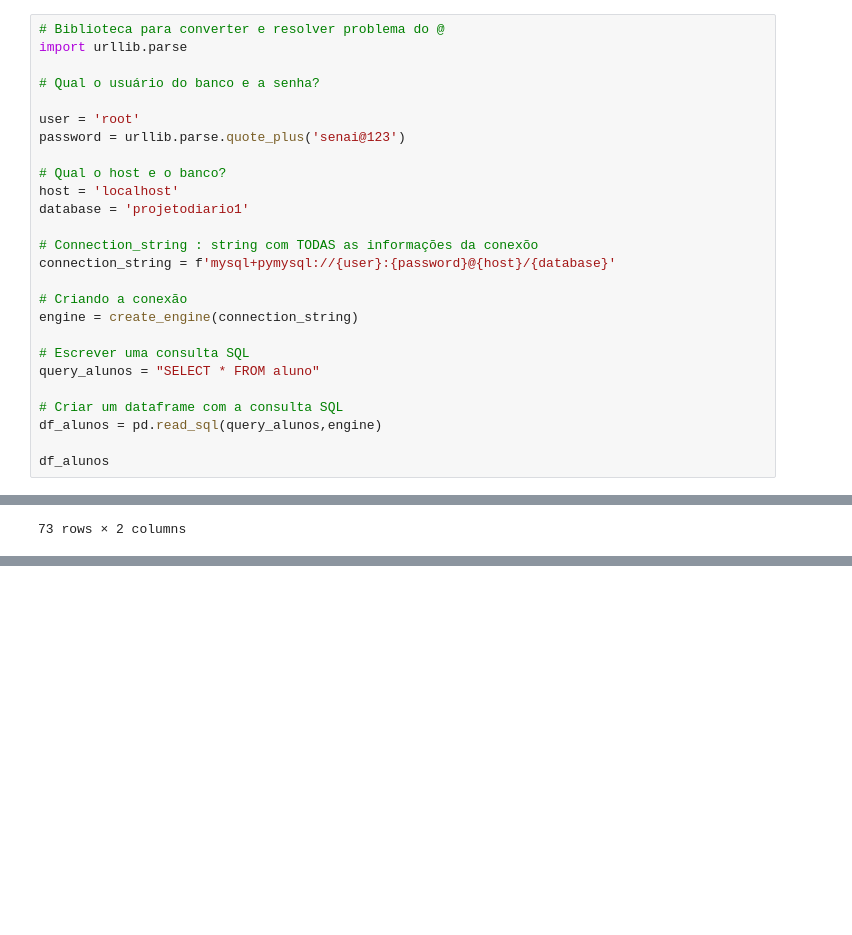
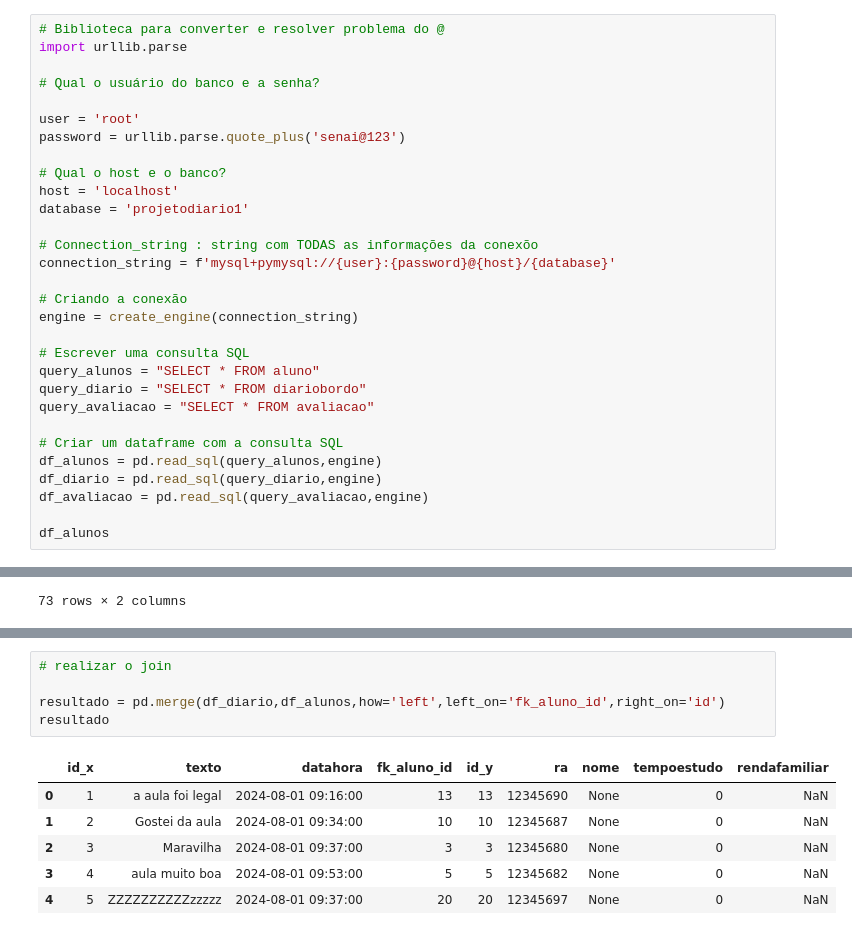
Before and after one commit to GLuizHB/Projeto_Final_Manha, a Jupyter notebook: imercaopandas.ipynb, the cells around one changed output, grey strips where cells are left out. Drawn from its saved outputs; the diff is of its cells as text; blank space fills up the shorter version.

Commit message:
aula_07_08

```diff
--- a/imercaopandas.ipynb
+++ b/imercaopandas.ipynb
@@ -70,9 +56,13 @@ engine = create_engine(connection_string)
 
 # Escrever uma consulta SQL
 query_alunos = "SELECT * FROM aluno"
+query_diario = "SELECT * FROM diariobordo"
+query_avaliacao = "SELECT * FROM avaliacao"
 
 # Criar um dataframe com a consulta SQL
 df_alunos = pd.read_sql(query_alunos,engine)
+df_diario = pd.read_sql(query_diario,engine)
+df_avaliacao = pd.read_sql(query_avaliacao,engine)
 
 df_alunos
 # %% [output]
@@ -137,0 +297,12 @@ df_tempo_renda
+# %%
+# realizar o join
+
+resultado = pd.merge(df_diario,df_alunos,how='left',left_on='fk_aluno_id',right_on='id')
+resultado
+# %% [output]
+|  | id_x | texto | datahora | fk_aluno_id | id_y | ra | nome | tempoestudo | rendafamiliar |
+| 0 | 1 | a aula foi legal | 2024-08-01 09:16:00 | 13 | 13 | 12345690 | None | 0 | NaN |
+| 1 | 2 | Gostei da aula | 2024-08-01 09:34:00 | 10 | 10 | 12345687 | None | 0 | NaN |
+| 2 | 3 | Maravilha | 2024-08-01 09:37:00 | 3 | 3 | 12345680 | None | 0 | NaN |
+| 3 | 4 | aula muito boa | 2024-08-01 09:53:00 | 5 | 5 | 12345682 | None | 0 | NaN |
+| 4 | 5 | ZZZZZZZZZZzzzzz | 2024-08-01 09:37:00 | 20 | 20 | 12345697 | None | 0 | NaN |
```
Also changed, not shown: parts of 30 cells of this notebook, 2 other files.
